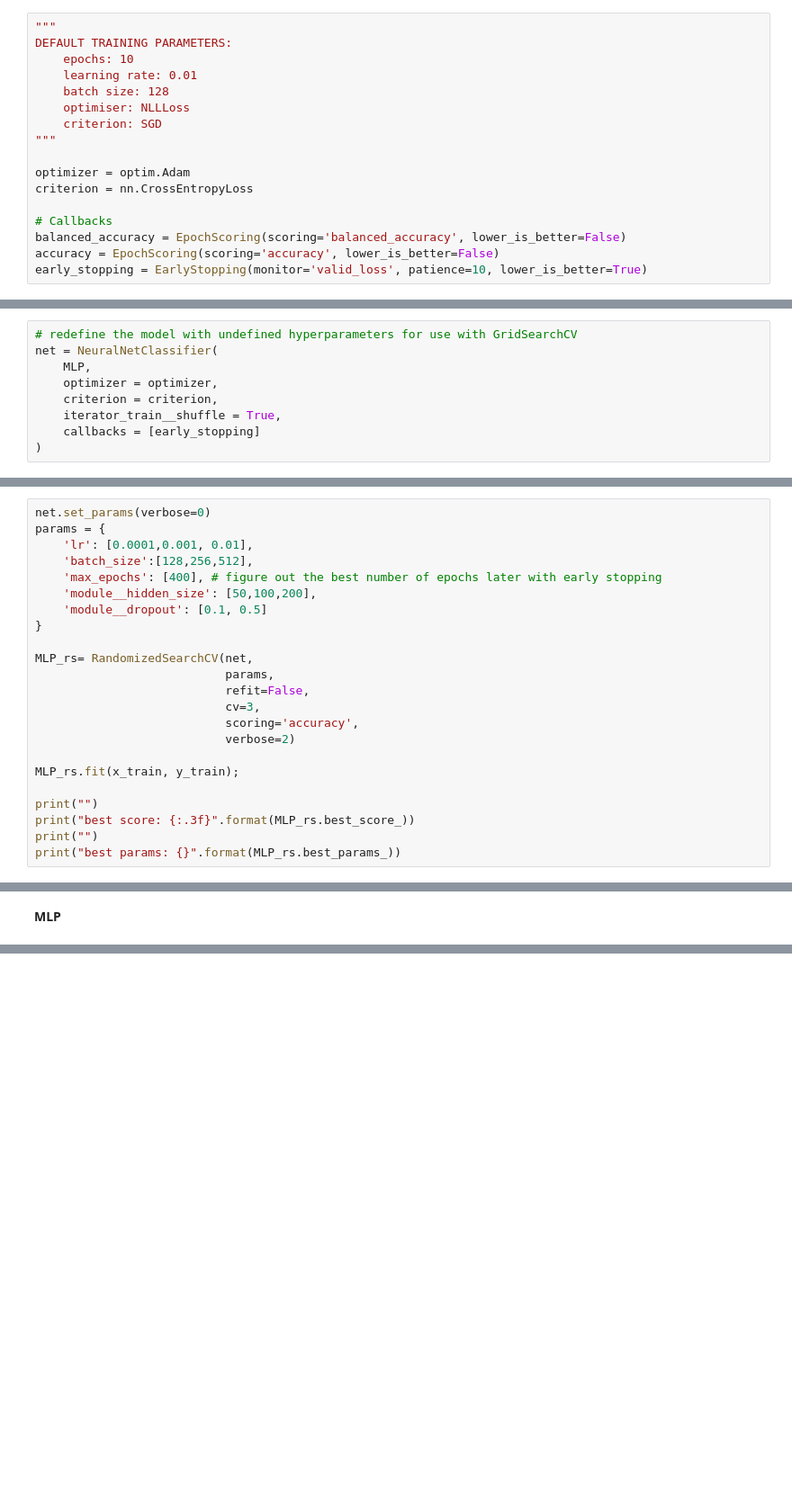
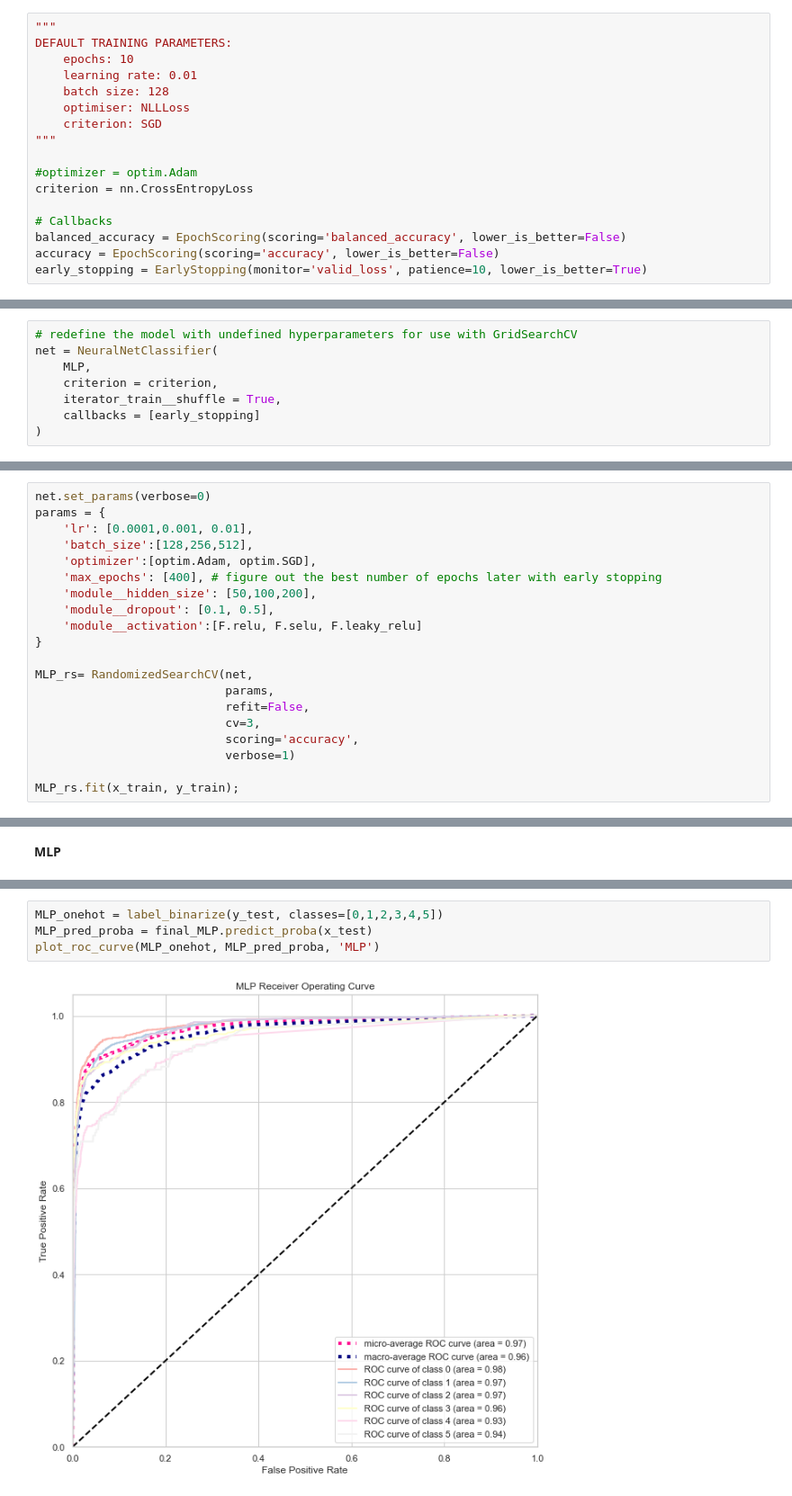
Before and after one commit to ayliahfani/Emotion-Recognition, a Jupyter notebook: Coursework/nc_coursework.ipynb, the cells around one changed output, grey strips where cells are left out. Shown at 90% size. Saved outputs shown, nothing was run; the diff lists cells and outputs as text; blank space fills up the shorter version.

```diff
--- a/Coursework/nc_coursework.ipynb
+++ b/Coursework/nc_coursework.ipynb
@@ -785,7 +779,7 @@ DEFAULT TRAINING PARAMETERS:
     criterion: SGD
 """
 
-optimizer = optim.Adam
+#optimizer = optim.Adam
 criterion = nn.CrossEntropyLoss
 
 # Callbacks
@@ -829,7 +823,6 @@ net.fit(x_train,y_train);
 # redefine the model with undefined hyperparameters for use with GridSearchCV
 net = NeuralNetClassifier(
     MLP,
-    optimizer = optimizer,
     criterion = criterion,
     iterator_train__shuffle = True,
     callbacks = [early_stopping]
@@ -841,9 +834,11 @@ net.set_params(verbose=0)
 params = {
     'lr': [0.0001,0.001, 0.01],
     'batch_size':[128,256,512],
+    'optimizer':[optim.Adam, optim.SGD],
     'max_epochs': [400], # figure out the best number of epochs later with early stopping
     'module__hidden_size': [50,100,200],
-    'module__dropout': [0.1, 0.5]
+    'module__dropout': [0.1, 0.5],
+    'module__activation':[F.relu, F.selu, F.leaky_relu]
 }
 
 MLP_rs= RandomizedSearchCV(net,
@@ -851,13 +846,8 @@ MLP_rs= RandomizedSearchCV(net,
                            refit=False,
                            cv=3,
                            scoring='accuracy',
-                           verbose=2)
+                           verbose=1)
 
 MLP_rs.fit(x_train, y_train);
-
-print("")
-print("best score: {:.3f}".format(MLP_rs.best_score_))
-print("")
-print("best params: {}".format(MLP_rs.best_params_))
 # %% [output]
 Fitting 3 folds for each of 10 candidates, totalling 30 fits
@@ -1316,0 +1233,6 @@ IndexError: index 6 is out of bounds for axis 1 with size 6
+# %%
+MLP_onehot = label_binarize(y_test, classes=[0,1,2,3,4,5])
+MLP_pred_proba = final_MLP.predict_proba(x_test)
+plot_roc_curve(MLP_onehot, MLP_pred_proba, 'MLP')
+# %% [output]
+[figure, added]
```
Also changed, not shown: parts of 19 cells of this notebook.
